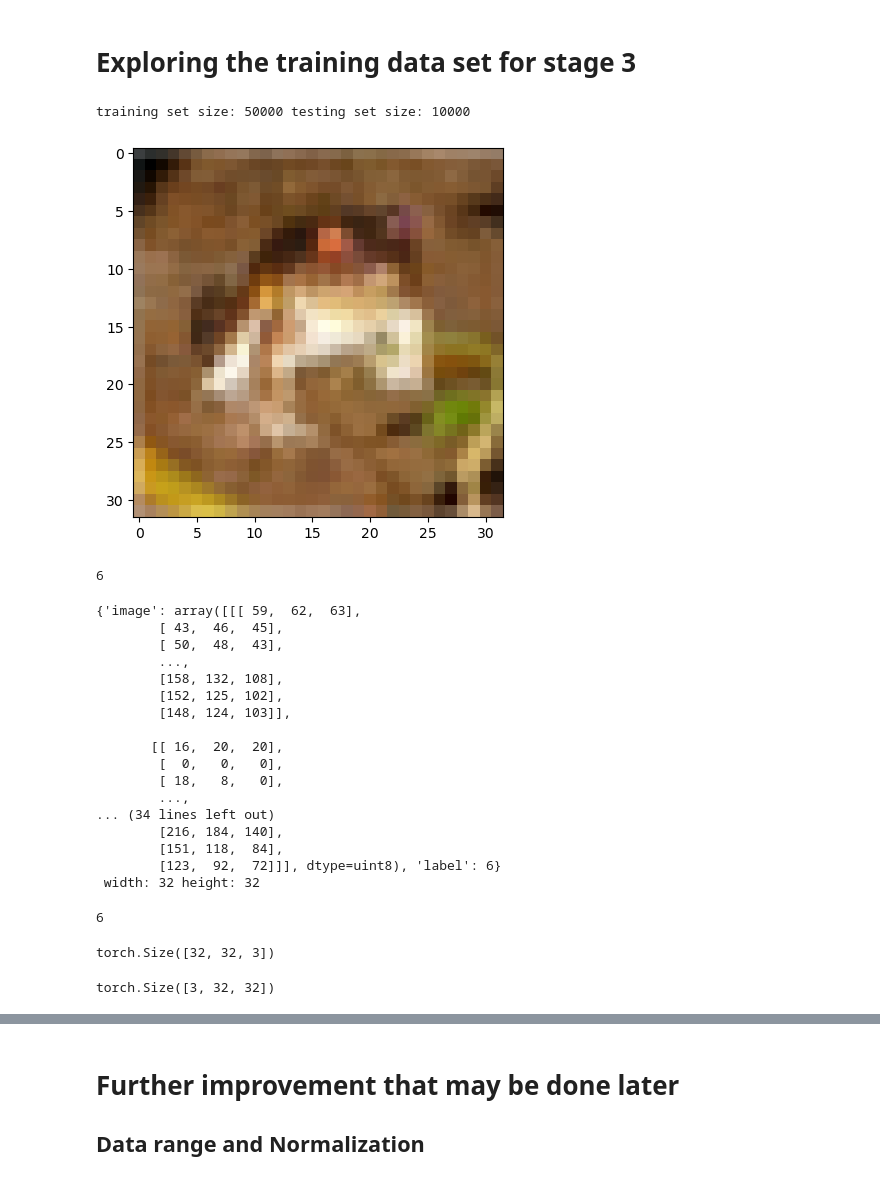
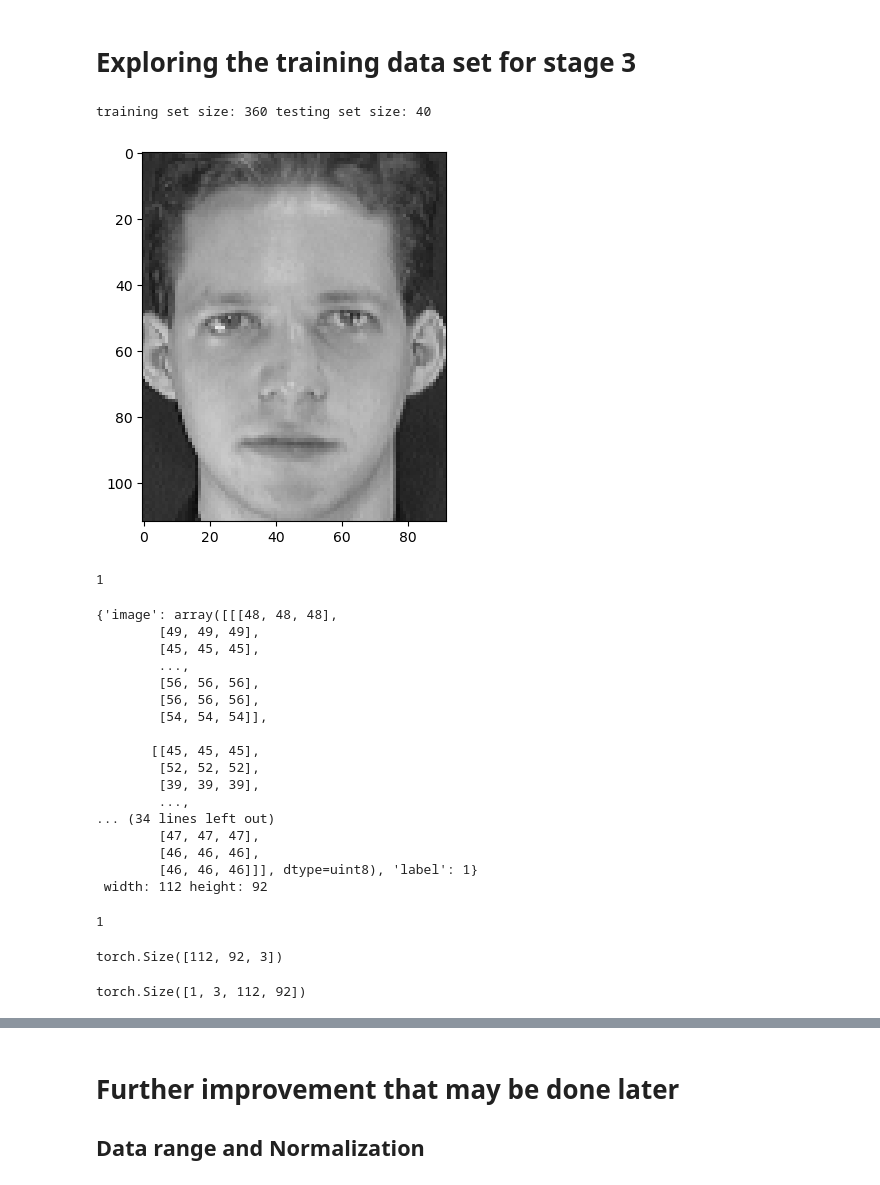
Before and after one commit to CyberExplosion/Deep-Learning-Projects, a Jupyter notebook: P3/dataExploration.ipynb, the cells around one changed output, grey strips where cells are left out. Cells and saved outputs as stored; diff of their text form; code cells hidden in the pictures.

```diff
--- a/P3/dataExploration.ipynb
+++ b/P3/dataExploration.ipynb
@@ -4,48 +4,48 @@
 import pickle
 import matplotlib.pyplot as plt
 # %%
-f = open('./data/CIFAR', 'rb')
+f = open('./data/ORL', 'rb')
 data = pickle.load(f)
 
 f.close()
 
 print('training set size:', len(data['train']), 'testing set size:', len(data['test']))
 
 for pair in data['train']:
     #for pair in data['test']:
     plt.imshow(pair['image'], cmap="Greys")
     plt.show()
     print(pair['label'])
     break
 # %% [output]
-training set size: 50000 testing set size: 10000
+training set size: 360 testing set size: 40
-[figure, old version]
+[figure, new version]
-6
+1
 # %%
 print(data['train'][0])
 print(f" width: {len(data['train'][0]['image'])} height: {len(data['train'][0]['image'][0])}")
 # %% [output]
-{'image': array([[[ 59,  62,  63],
-        [ 43,  46,  45],
-        [ 50,  48,  43],
+{'image': array([[[48, 48, 48],
+        [49, 49, 49],
+        [45, 45, 45],
         ...,
-        [158, 132, 108],
-        [152, 125, 102],
-        [148, 124, 103]],
+        [56, 56, 56],
+        [56, 56, 56],
+        [54, 54, 54]],
 
-       [[ 16,  20,  20],
-        [  0,   0,   0],
-        [ 18,   8,   0],
+       [[45, 45, 45],
+        [52, 52, 52],
+        [39, 39, 39],
         ...,
 ... (34 lines left out)
-        [216, 184, 140],
-        [151, 118,  84],
-        [123,  92,  72]]], dtype=uint8), 'label': 6}
- width: 32 height: 32
+        [47, 47, 47],
+        [46, 46, 46],
+        [46, 46, 46]]], dtype=uint8), 'label': 1}
+ width: 112 height: 92
 # %%
 print(data['train'][0]['label'])
 # %% [output]
-6
+1
 # %%
 from torch import nn
 import torch
@@ -53,10 +53,11 @@ import torch
 newX = torch.from_numpy(data['train'][0]['image'])
 newX.shape
 # %% [output]
-torch.Size([32, 32, 3])
+torch.Size([112, 92, 3])
 # %%
 # Have to permute to have the color channel to the front of the tensor
 newX = newX.permute(2,0,1)
+newX = newX.unsqueeze(0).float()
 newX.shape
 # %% [output]
-torch.Size([3, 32, 32])
+torch.Size([1, 3, 112, 92])
```
Also changed, not shown: parts of 3 cells of this notebook, 11 other files.
